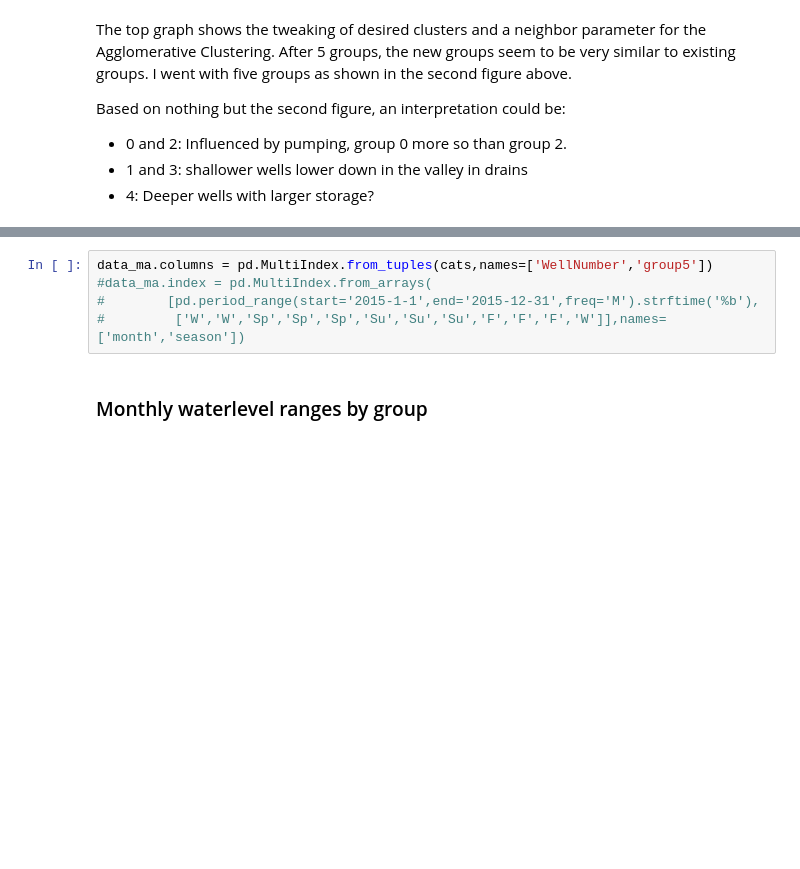
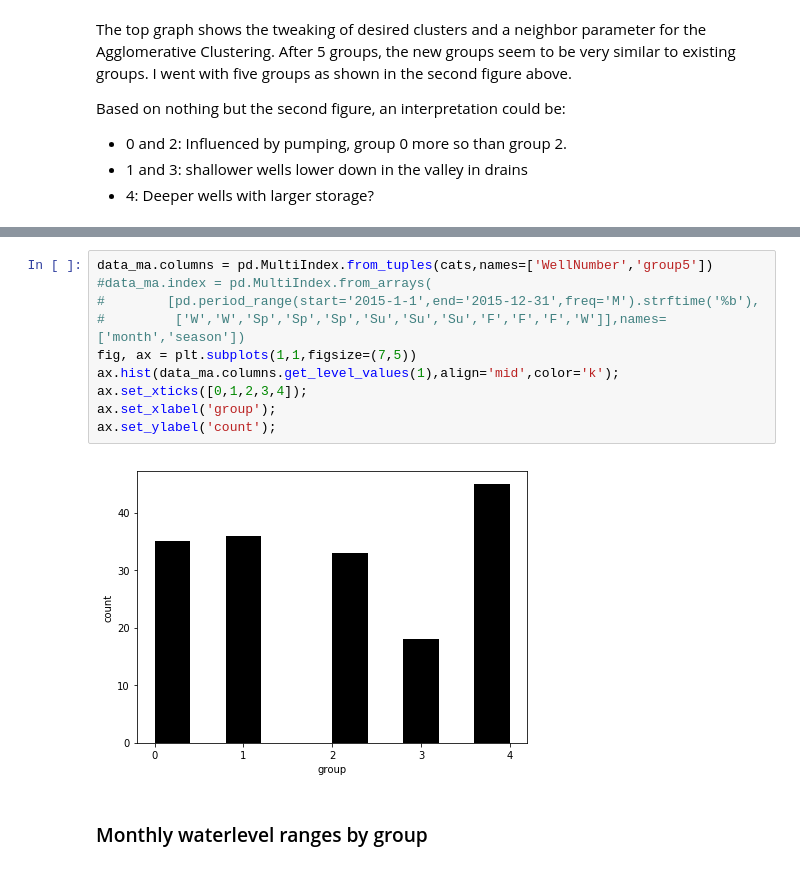
Before and after one commit to acmoody/TreasureValley, a Jupyter notebook: vadose/WaterLevelProc/WellClassifier.ipynb, the cells around one changed output, grey strips where cells are left out. Saved outputs shown, nothing was run; the diff lists cells and outputs as text; blank space fills up the shorter version.

```diff
--- a/vadose/WaterLevelProc/WellClassifier.ipynb
+++ b/vadose/WaterLevelProc/WellClassifier.ipynb
@@ -193,8 +220,15 @@ Based on nothing but the second figure, an interpretation could be:
 # %%
 data_ma.columns = pd.MultiIndex.from_tuples(cats,names=['WellNumber','group5'])
 #data_ma.index = pd.MultiIndex.from_arrays(
 #        [pd.period_range(start='2015-1-1',end='2015-12-31',freq='M').strftime('%b'),
 #         ['W','W','Sp','Sp','Sp','Su','Su','Su','F','F','F','W']],names=['month','season'])
+fig, ax = plt.subplots(1,1,figsize=(7,5))
+ax.hist(data_ma.columns.get_level_values(1),align='mid',color='k');
+ax.set_xticks([0,1,2,3,4]);
+ax.set_xlabel('group');
+ax.set_ylabel('count');
+# %% [output]
+[figure, added]
 # %% [markdown]
 ### Monthly waterlevel ranges by group
 # %%
```
Also changed, not shown: parts of 6 cells of this notebook.
